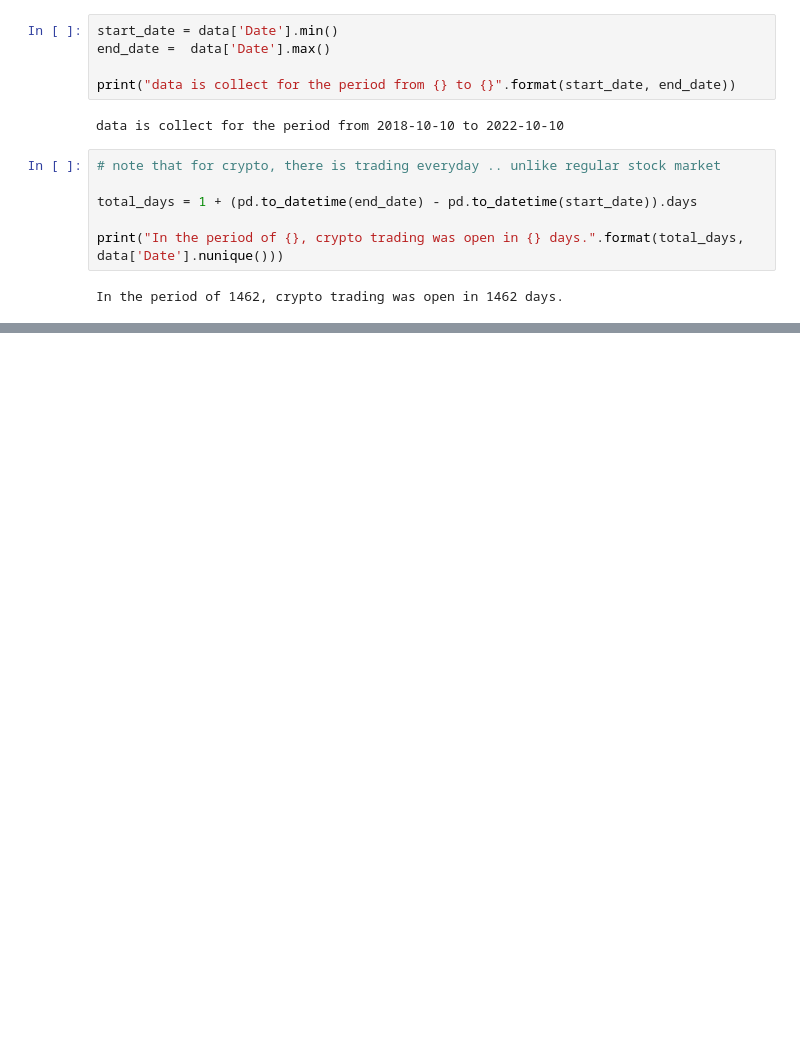
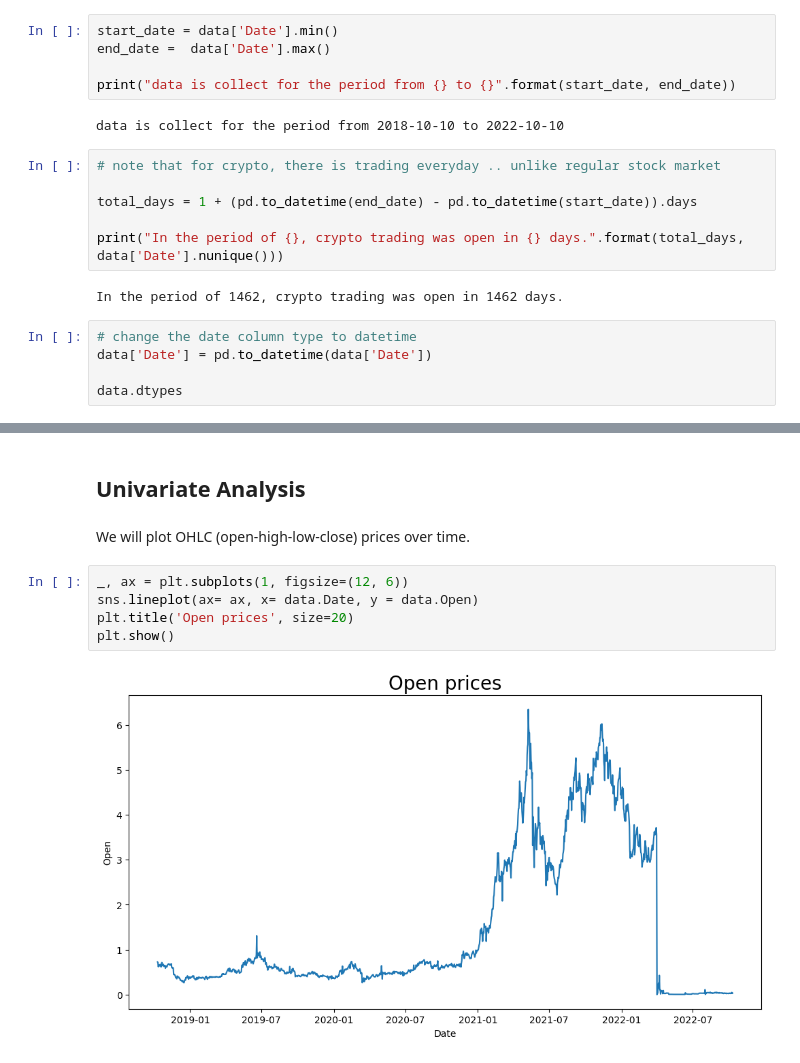
Before and after one commit to TenAcademy/backtesting, a Jupyter notebook: notebooks/EDA_CRYPTO20.ipynb, the cells around one changed output, grey strips where cells are left out. Saved outputs shown, nothing was run; the diff lists cells and outputs as text; blank space fills up the shorter version.

```diff
--- a/notebooks/EDA_CRYPTO20.ipynb
+++ b/notebooks/EDA_CRYPTO20.ipynb
@@ -75,3 +79,8 @@ total_days = 1 + (pd.to_datetime(end_date) - pd.to_datetime(start_date)).days
 print("In the period of {}, crypto trading was open in {} days.".format(total_days, data['Date'].nunique()))
 # %% [output]
 In the period of 1462, crypto trading was open in 1462 days.
+# %%
+# change the date column type to datetime
+data['Date'] = pd.to_datetime(data['Date'])
+
+data.dtypes
@@ -77,0 +96,11 @@ In the period of 1462, crypto trading was open in 1462 days.
+# %% [markdown]
+## Univariate Analysis
+# %% [markdown]
+We will plot OHLC (open-high-low-close) prices over time.
+# %%
+_, ax = plt.subplots(1, figsize=(12, 6))
+sns.lineplot(ax= ax, x= data.Date, y = data.Open)
+plt.title('Open prices', size=20)
+plt.show()
+# %% [output]
+[figure, added]
```
Also changed, not shown: parts of 7 cells of this notebook.
